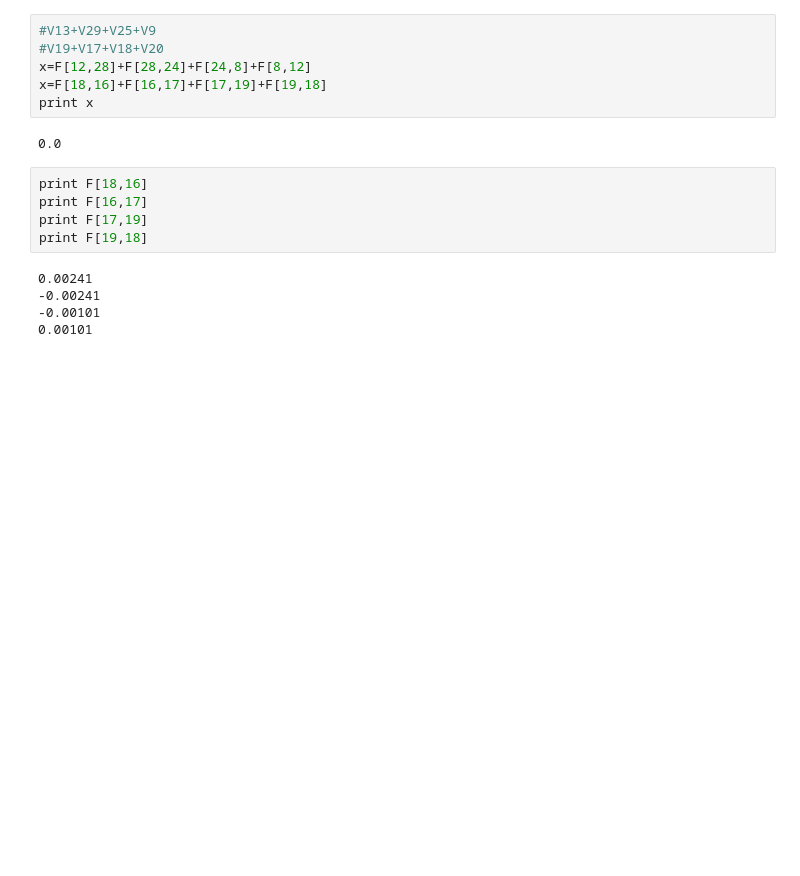
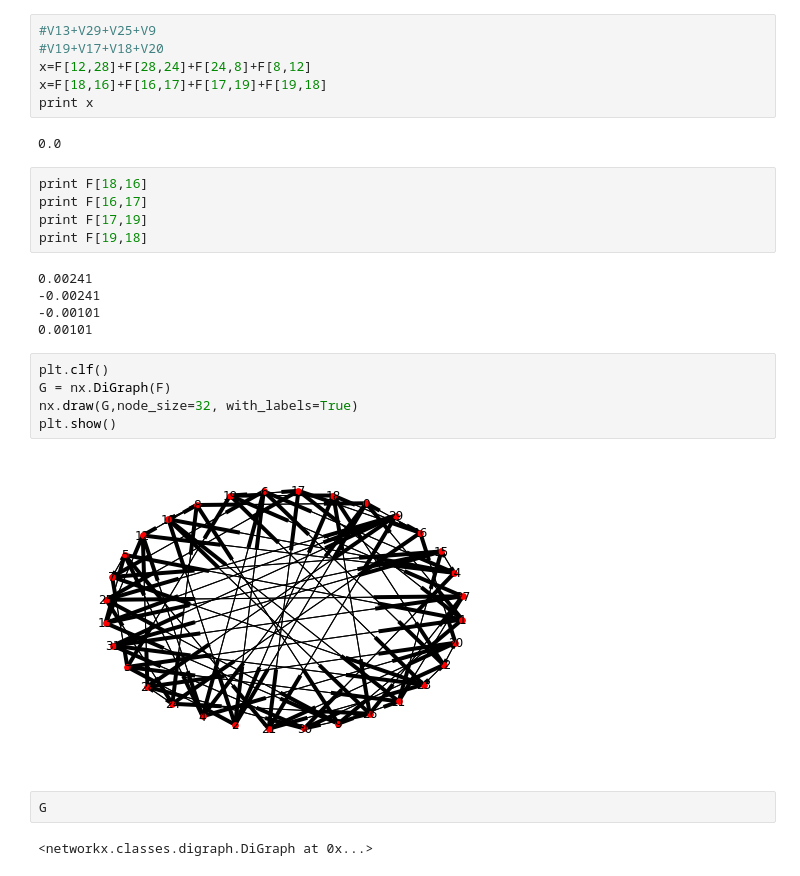
Before and after one commit to mezzatab/Net-Current-Probability-Non-Equilibrium, a Jupyter notebook: TranW_NonEq_V2.ipynb, the cells around one changed output. Drawn from its saved outputs; the diff is of its cells as text; blank space fills up the shorter version.

Commit message:
Add NetworkX

```diff
--- a/TranW_NonEq_V2.ipynb
+++ b/TranW_NonEq_V2.ipynb
@@ -513,3 +513,14 @@ print F[19,18]
 -0.00241
 -0.00101
 0.00101
+# %%
+plt.clf()
+G = nx.DiGraph(F)
+nx.draw(G,node_size=32, with_labels=True)
+plt.show()
+# %% [output]
+[figure, added]
+# %%
+G
+# %% [output]
+<networkx.classes.digraph.DiGraph at 0x...>
```
